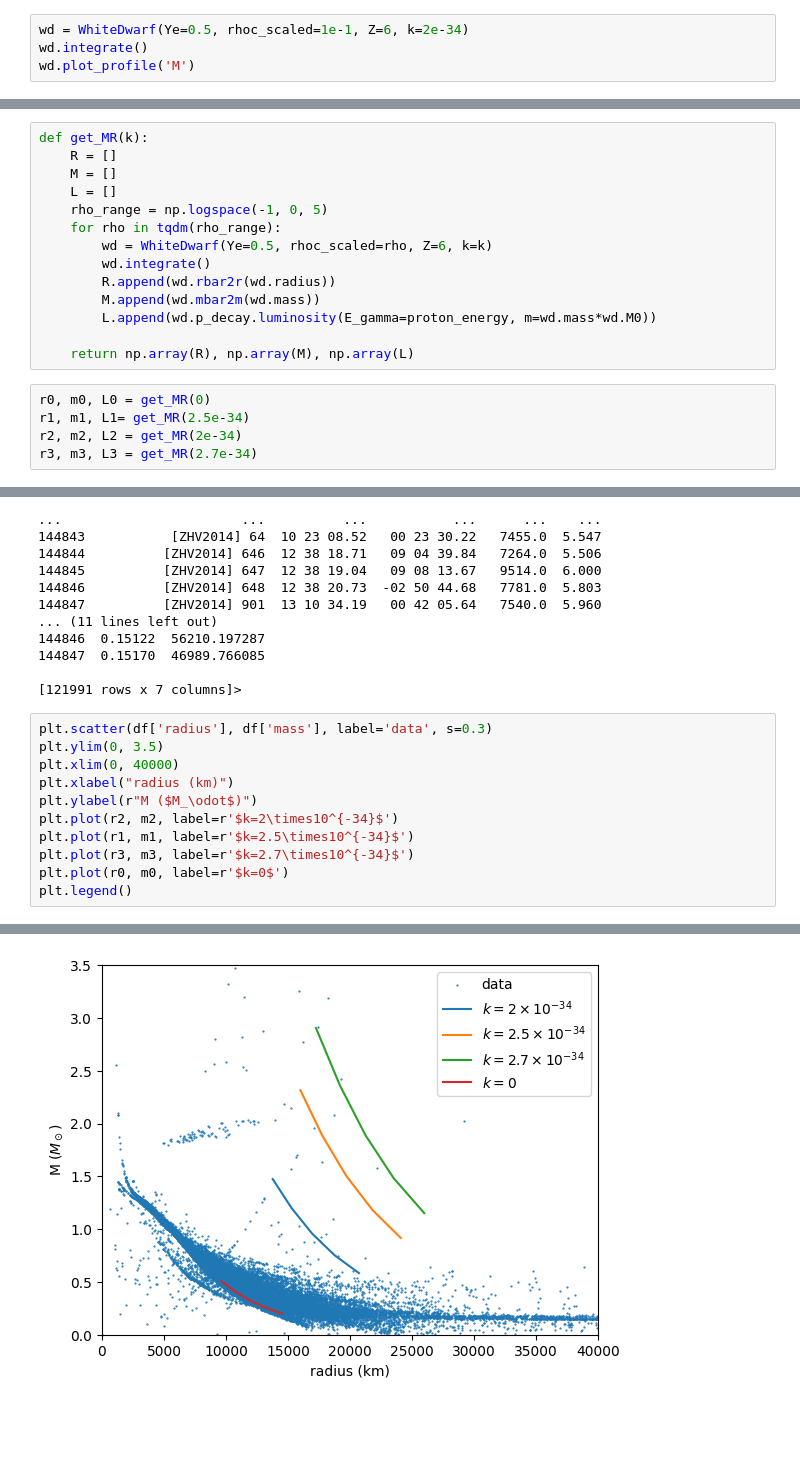
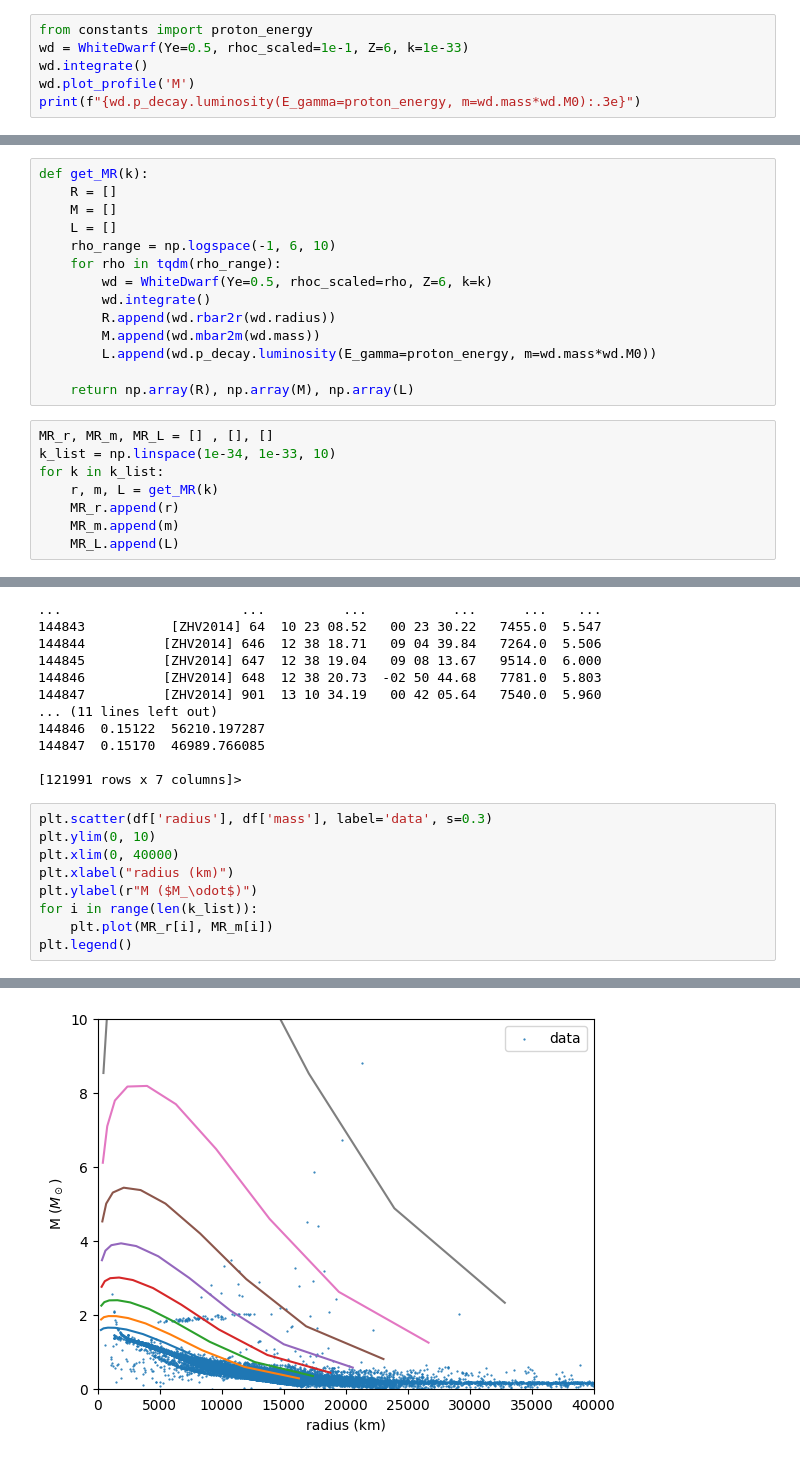
Before and after one commit to yttcari/FYP, a Jupyter notebook: proton_decay/main.ipynb, the cells around one changed output, grey strips where cells are left out. Cells and saved outputs as stored; diff of their text form; blank space fills up the shorter version.

Commit message:
modification on proton decay

```diff
--- a/proton_decay/main.ipynb
+++ b/proton_decay/main.ipynb
@@ -14,7 +14,9 @@ wd_k0.plot_profile("M")
 <Axes: title={'center': 'Total Mass: 0.200$M_{\\odot}$'}, xlabel='Radius (km)', ylabel='Mass ($M_\\odot$)'>
 [figure]
 # %%
-wd = WhiteDwarf(Ye=0.5, rhoc_scaled=1e-1, Z=6, k=2e-34)
+from constants import proton_energy
+wd = WhiteDwarf(Ye=0.5, rhoc_scaled=1e-1, Z=6, k=1e-33)
 wd.integrate()
 wd.plot_profile('M')
+print(f"{wd.p_decay.luminosity(E_gamma=proton_energy, m=wd.mass*wd.M0):.3e}")
 # %% [output]
@@ -40,7 +37,7 @@ def get_MR(k):
     R = []
     M = []
     L = []
-    rho_range = np.logspace(-1, 0, 5)
+    rho_range = np.logspace(-1, 6, 10)
     for rho in tqdm(rho_range):
         wd = WhiteDwarf(Ye=0.5, rhoc_scaled=rho, Z=6, k=k)
         wd.integrate()
@@ -50,10 +47,13 @@ def get_MR(k):
 
     return np.array(R), np.array(M), np.array(L)
 # %%
-r0, m0, L0 = get_MR(0)
-r1, m1, L1= get_MR(2.5e-34)
-r2, m2, L2 = get_MR(2e-34)
-r3, m3, L3 = get_MR(2.7e-34)
+MR_r, MR_m, MR_L = [] , [], []
+k_list = np.linspace(1e-34, 1e-33, 10)
+for k in k_list:
+    r, m, L = get_MR(k)
+    MR_r.append(r)
+    MR_m.append(m)
+    MR_L.append(L)
 # %%
 df = pd.read_csv("/Users/caritsang/Library/CloudStorage/OneDrive-TheChineseUniversityofHongKong/01 Project/FYP_Sem1/data/MWDD-export.csv")
 df = df.dropna(subset=df.columns)
@@ -92,15 +92,13 @@ df.head
 [121991 rows x 7 columns]>
 # %%
 plt.scatter(df['radius'], df['mass'], label='data', s=0.3)
-plt.ylim(0, 3.5)
+plt.ylim(0, 10)
 plt.xlim(0, 40000)
 plt.xlabel("radius (km)")
 plt.ylabel(r"M ($M_\odot$)")
-plt.plot(r2, m2, label=r'$k=2\times10^{-34}$')
-plt.plot(r1, m1, label=r'$k=2.5\times10^{-34}$')
-plt.plot(r3, m3, label=r'$k=2.7\times10^{-34}$')
-plt.plot(r0, m0, label=r'$k=0$')
+for i in range(len(k_list)):
+    plt.plot(MR_r[i], MR_m[i])
 plt.legend()
 # %% [output]
 <matplotlib.legend.Legend at 0x...>
-[figure, old version]
+[figure, new version]
```
Also changed, not shown: parts of 11 cells of this notebook, 6 other files.
